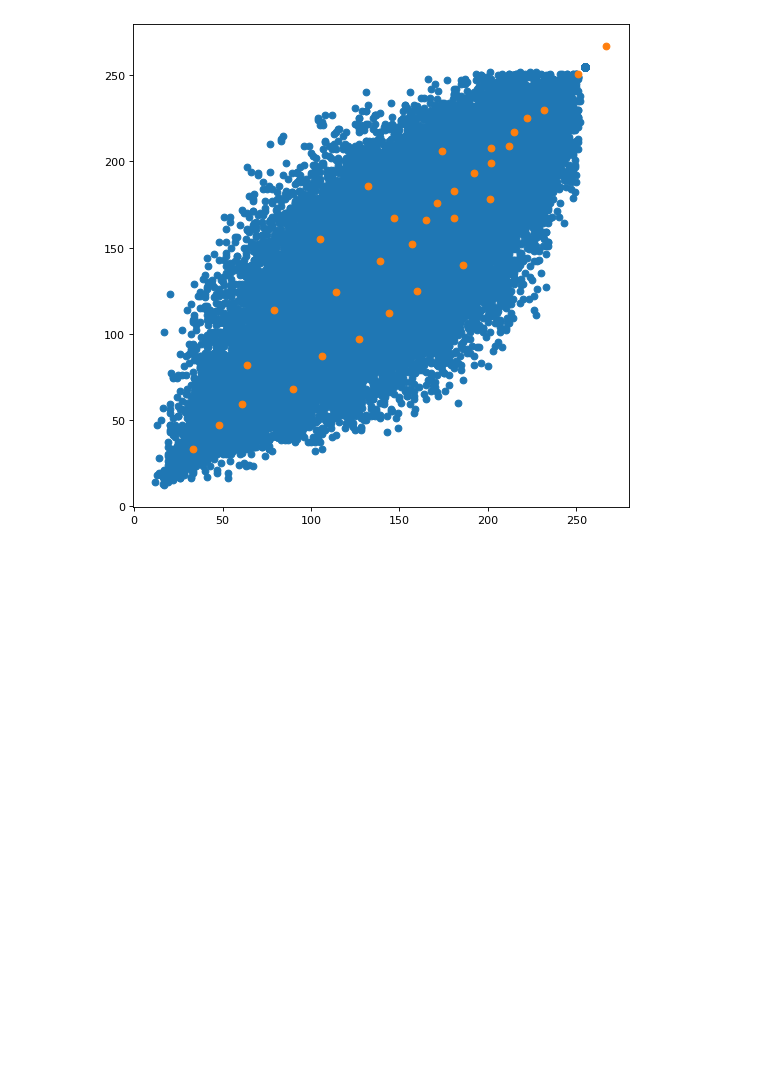
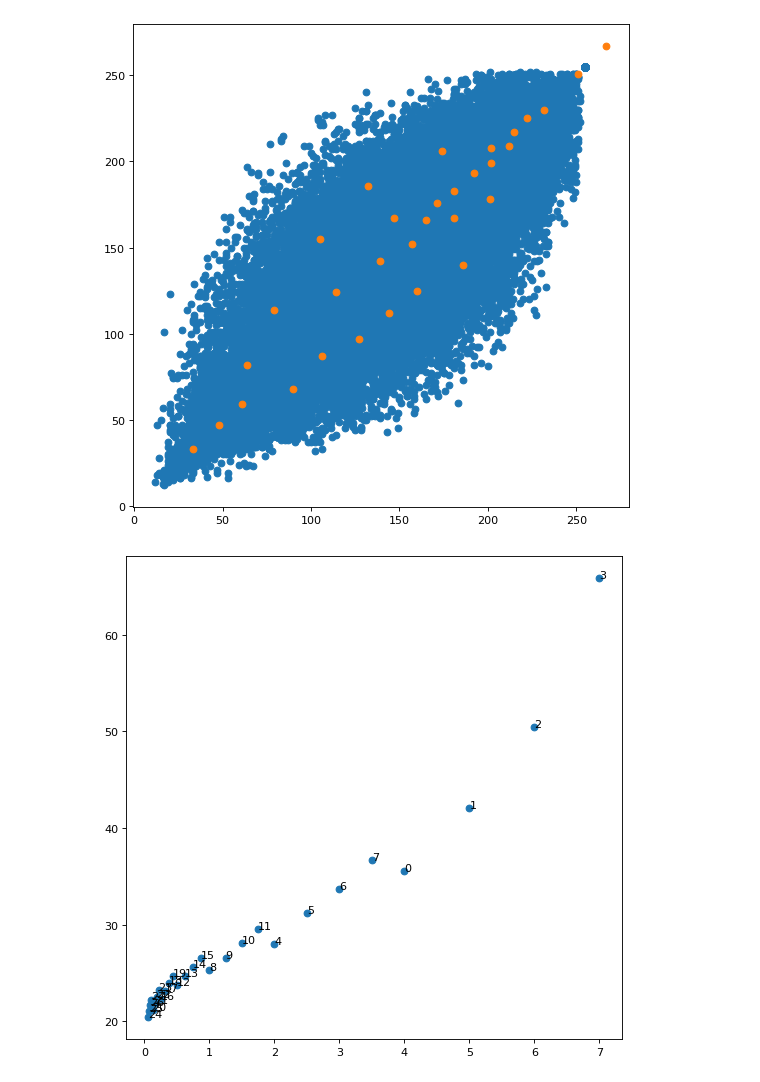
Before and after one commit to VRavaglia/Compressao-de-Imagens, a Jupyter notebook: VQ/Plot.ipynb, the cells around one changed output. Saved outputs shown, nothing was run; the diff lists cells and outputs as text; code cells hidden in the pictures; blank space fills up the shorter version.

Commit message:
Plot de desempenho funcionando

```diff
--- a/VQ/Plot.ipynb
+++ b/VQ/Plot.ipynb
@@ -54,0 +32,19 @@ plt.show()
+# %%
+file = open('performance.csv')
+p_df = csv.reader(file)
+
+points = []
+for row in p_df:
+    points.append(row[0:3])
+points = np.array(points)
+points = points.astype(float)
+# %%
+import matplotlib.pyplot as plt
+from matplotlib.pyplot import figure
+figure(figsize=(8, 8), dpi=80)
+plt.scatter(points[:, 2], points[:, 1])
+for i in range(0, len(points)):
+    plt.text(points[i, 2],points[i, 1], str(int(points[i, 0])))
+plt.show()
+# %% [output]
+[figure, added]
```
Also changed, not shown: parts of 1 cell of this notebook, 6 other files.
